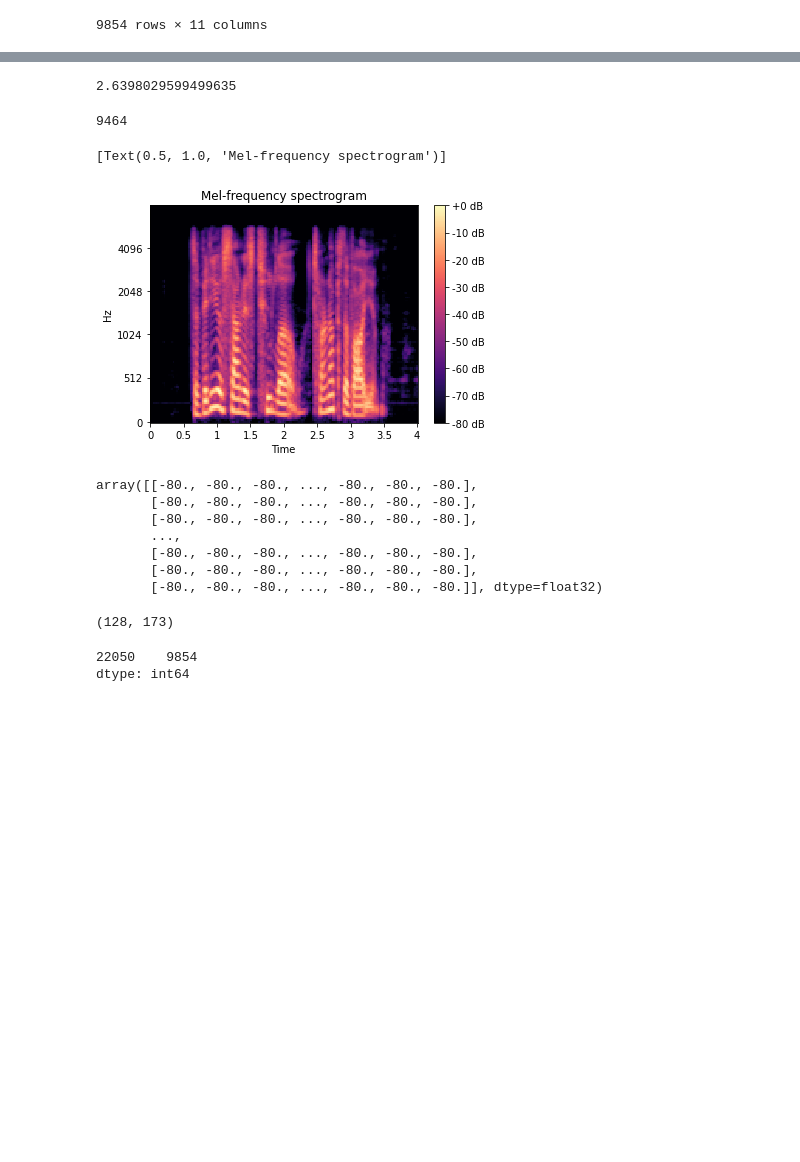
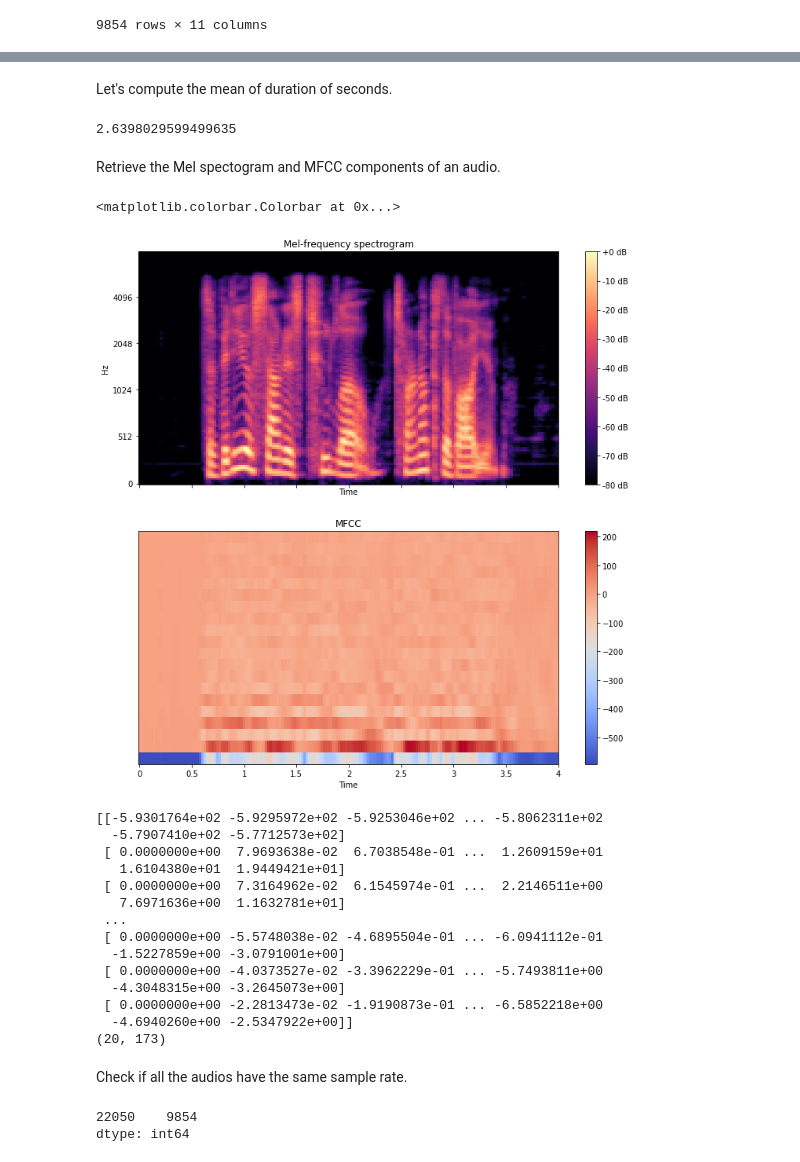
Before and after one commit to andrerubeis/Intent-Detection, a Jupyter notebook: exam_winter_22_23_notebook.ipynb, the cells around one changed output, grey strips where cells are left out. Cells and saved outputs as stored; diff of their text form; code cells hidden in the pictures; blank space fills up the shorter version.

```diff
--- a/exam_winter_22_23_notebook.ipynb
+++ b/exam_winter_22_23_notebook.ipynb
@@ -231,8 +243,6 @@ length_audios_seconds.hist()
+# %% [markdown]
+Let's compute the mean of duration of seconds.
 # %%
 np.array(length_audios_seconds).mean()
 # %% [output]
 2.6398029599499635
-# %%
-len(indexes)
-# %% [output]
-9464
@@ -253,30 +249,52 @@ len(indexes)
+# %% [markdown]
+Retrieve the Mel spectogram and MFCC components of an audio.
 # %%
+# Mel spectogram
 spectogram = librosa.feature.melspectrogram(y=df[1][1752], sr=sr)
+S_dB = librosa.power_to_db(spectogram, ref=np.max)
 
-fig, ax = plt.subplots()
-S_dB = librosa.power_to_db(spectogram, ref=np.max)
-img = librosa.display.specshow(S_dB, x_axis='time',
+# MFCC
+mfcc = librosa.feature.mfcc(y=df[1][1752], sr=sr)
+
+fig, ax = plt.subplots(nrows=2, sharex=True, figsize=(12,12))
+
+# Plotting Mel spectogram
+img1 = librosa.display.specshow(S_dB, x_axis='time',
                          y_axis='mel', sr=sr,
-                         fmax=8000, ax=ax)
-fig.colorbar(img, ax=ax, format='%+2.0f dB')
-ax.set(title='Mel-frequency spectrogram')
+                         fmax=8000, ax=ax[0])
+
+fig.colorbar(img1, ax=ax[0], format='%+2.0f dB')
+ax[0].set(title='Mel-frequency spectrogram')
+
+img2 = librosa.display.specshow(mfcc, x_axis='time',
+                        sr=sr,
+                        ax=ax[1])
+
+ax[1].set(title='MFCC')
+fig.colorbar(img2, ax=ax[1])
 # %% [output]
-[Text(0.5, 1.0, 'Mel-frequency spectrogram')]
+<matplotlib.colorbar.Colorbar at 0x...>
-[figure, old version]
+[figure, new version]
 # %%
-S_dB
+print(mfcc)
+print(mfcc.shape)
 # %% [output]
-array([[-80., -80., -80., ..., -80., -80., -80.],
-       [-80., -80., -80., ..., -80., -80., -80.],
-       [-80., -80., -80., ..., -80., -80., -80.],
-       ...,
-       [-80., -80., -80., ..., -80., -80., -80.],
-       [-80., -80., -80., ..., -80., -80., -80.],
-       [-80., -80., -80., ..., -80., -80., -80.]], dtype=float32)
+[[-5.9301764e+02 -5.9295972e+02 -5.9253046e+02 ... -5.8062311e+02
+  -5.7907410e+02 -5.7712573e+02]
+ [ 0.0000000e+00  7.9693638e-02  6.7038548e-01 ...  1.2609159e+01
+   1.6104380e+01  1.9449421e+01]
+ [ 0.0000000e+00  7.3164962e-02  6.1545974e-01 ...  2.2146511e+00
+   7.6971636e+00  1.1632781e+01]
+ ...
+ [ 0.0000000e+00 -5.5748038e-02 -4.6895504e-01 ... -6.0941112e-01
+  -1.5227859e+00 -3.0791001e+00]
+ [ 0.0000000e+00 -4.0373527e-02 -3.3962229e-01 ... -5.7493811e+00
+  -4.3048315e+00 -3.2645073e+00]
+ [ 0.0000000e+00 -2.2813473e-02 -1.9190873e-01 ... -6.5852218e+00
+  -4.6940260e+00 -2.5347922e+00]]
+(20, 173)
-# %%
-spectogram.shape
-# %% [output]
-(128, 173)
+# %% [markdown]
+Check if all the audios have the same sample rate.
 # %%
 s_rates = pd.Series(df[2])
 s_rates.value_counts()
```
Also changed, not shown: parts of 43 cells of this notebook.
